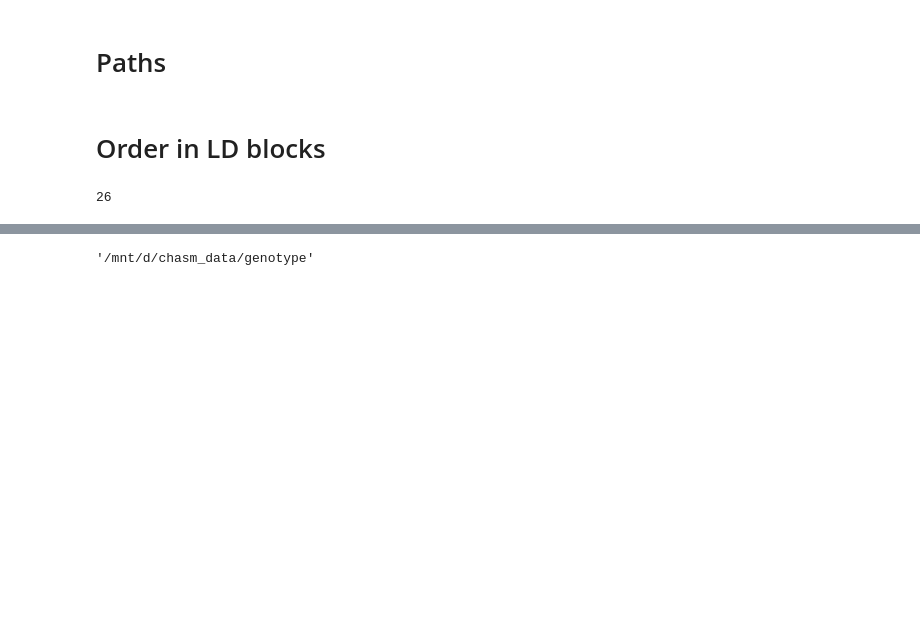
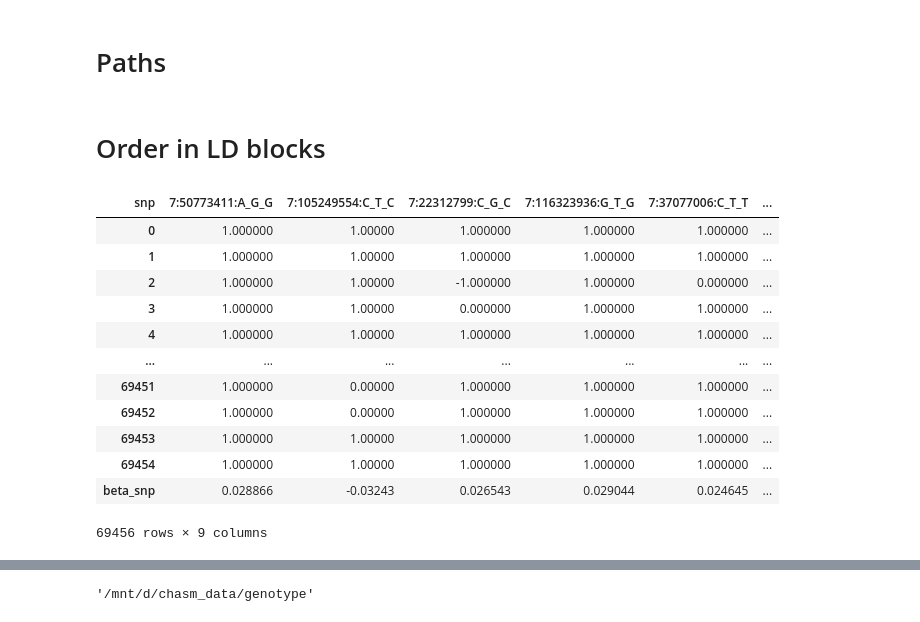
Before and after one commit to mat2m10/chasm, a Jupyter notebook: notebooks/pipeline 2.0/02_separate_LD_blocks.ipynb, the cells around one changed output, grey strips where cells are left out. Cells and saved outputs as stored; diff of their text form; code cells hidden in the pictures; blank space fills up the shorter version.

```diff
--- a/notebooks/pipeline 2.0/02_separate_LD_blocks.ipynb
+++ b/notebooks/pipeline 2.0/02_separate_LD_blocks.ipynb
@@ -69,10 +71,6 @@ from sklearn.cluster import KMeans
 import random
 from math import floor
 from collections import Counter
-# %%
-nr_snps_in_genos
-# %% [output]
-26
 # %%
 snp_ids = []
 chroms = []
@@ -138,0 +142,16 @@ for chrom_key in chromosome_dfs.keys():
+# %%
+to_save_snps
+# %% [output]
+| snp | 7:50773411:A_G_G | 7:105249554:C_T_C | 7:22312799:C_G_C | 7:116323936:G_T_G | 7:37077006:C_T_T | ... |
+| 0 | 1.000000 | 1.00000 | 1.000000 | 1.000000 | 1.000000 | ... |
+| 1 | 1.000000 | 1.00000 | 1.000000 | 1.000000 | 1.000000 | ... |
+| 2 | 1.000000 | 1.00000 | -1.000000 | 1.000000 | 0.000000 | ... |
+| 3 | 1.000000 | 1.00000 | 0.000000 | 1.000000 | 1.000000 | ... |
+| 4 | 1.000000 | 1.00000 | 1.000000 | 1.000000 | 1.000000 | ... |
+| ... | ... | ... | ... | ... | ... | ... |
+| 69451 | 1.000000 | 0.00000 | 1.000000 | 1.000000 | 1.000000 | ... |
+| 69452 | 1.000000 | 0.00000 | 1.000000 | 1.000000 | 1.000000 | ... |
+| 69453 | 1.000000 | 1.00000 | 1.000000 | 1.000000 | 1.000000 | ... |
+| 69454 | 1.000000 | 1.00000 | 1.000000 | 1.000000 | 1.000000 | ... |
+| beta_snp | 0.028866 | -0.03243 | 0.026543 | 0.029044 | 0.024645 | ... |
+69456 rows × 9 columns
```
Also changed, not shown: parts of 11 cells of this notebook, 2 other files.
